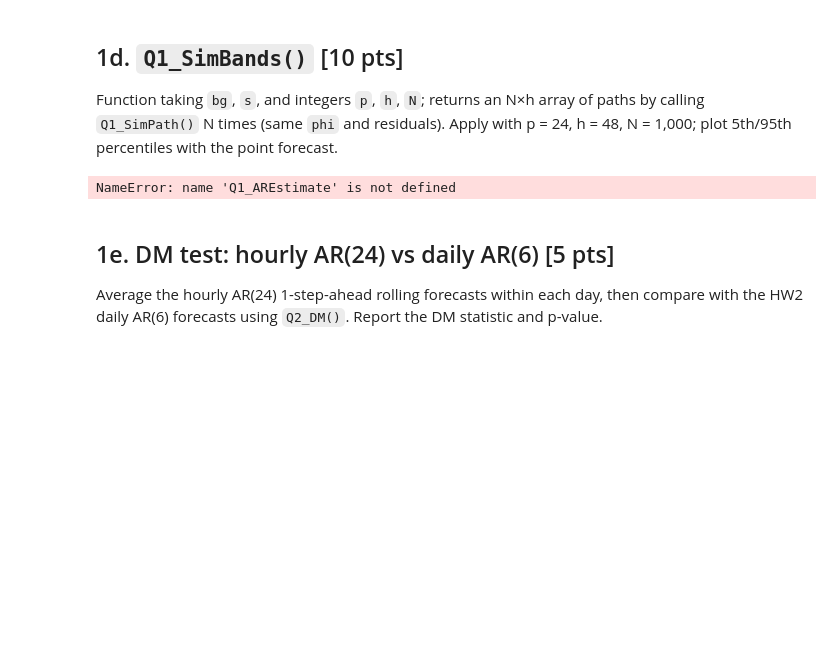
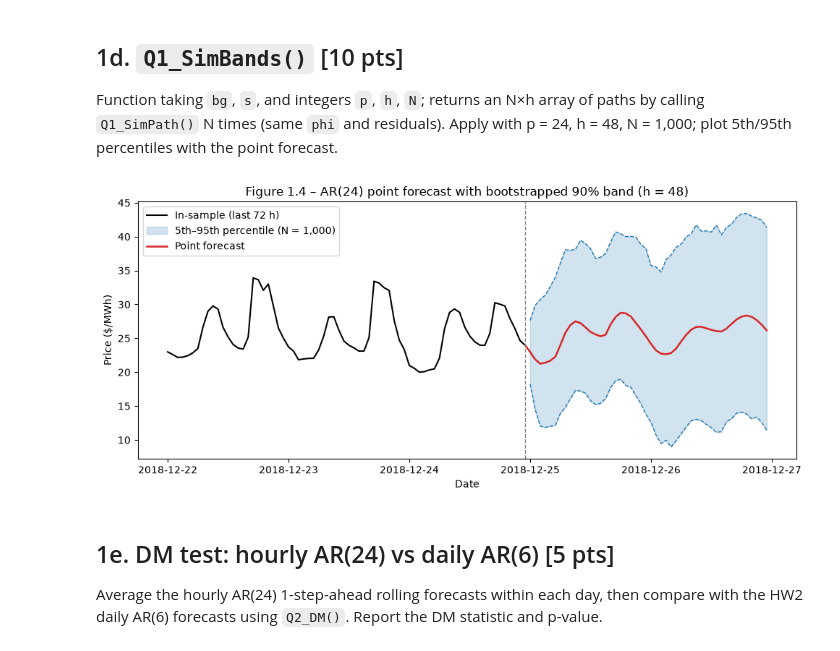
Before and after one commit to NathanMadore/hw3-Financial-Econometrics, a Jupyter notebook: Homework #3 - Mathis Huot, Nathan Madore, Isabelle Tanara.ipynb, the cells around one changed output. Cells and saved outputs as stored; diff of their text form; code cells hidden in the pictures; blank space fills up the shorter version.

```diff
--- a/Homework #3 - Mathis Huot, Nathan Madore, Isabelle Tanara.ipynb
+++ b/Homework #3 - Mathis Huot, Nathan Madore, Isabelle Tanara.ipynb
@@ -289,35 +289,35 @@ def Q1_SimBands(bg, s, p, h, N):
 
 # Applying the function with p = 24, h = 48, N = 1,000 on the 2018 hourly price
 p, h, N = 24, 48, 1000
 bg = np.random.PCG64(42)
 sims = Q1_SimBands(bg, price_h.values, p, h, N)                 # (1000, 48)
 
 # Point forecast: same AR(p) recursion with every shock set to zero
 phi, e = Q1_AREstimate(price_h.values, p)
 point = Q1_SimPath(np.random.PCG64(), price_h.values[-p:], phi, np.zeros(1), h)
 
 q05, q95 = np.percentile(sims, [5, 95], axis=0)
 
 # Figure 1.2: 90% simulated band and point forecast
 last = price_h.index[-1]
 future = pd.date_range(last + pd.Timedelta(hours=1), periods=h, freq='h')
 
 fig, ax = plt.subplots(figsize=(10, 4.5))
 ax.plot(price_h.index[-72:], price_h.iloc[-72:], color='black', lw=1.5, label='In-sample (last 72 h)')
 ax.fill_between(future, q05, q95, color='tab:blue', alpha=0.2, label='5th–95th percentile (N = 1,000)')
 ax.plot(future, q05, color='tab:blue', lw=1, ls='--')
 ax.plot(future, q95, color='tab:blue', lw=1, ls='--')
 ax.plot(np.r_[last, future], np.r_[price_h.iloc[-1], point], color='tab:red', lw=1.8, label='Point forecast')
 ax.axvline(last, color='grey', ls='--', lw=1)                   # separates in-sample from forecast
-ax.set_title('Figure 1.2 – AR(24) point forecast with bootstrapped 90% band (h = 48)')
+ax.set_title('Figure 1.4 – AR(24) point forecast with bootstrapped 90% band (h = 48)')
 ax.set_xlabel('Date')
 ax.set_ylabel('Price ($/MWh)')
 ax.legend(loc='upper left')
 fig.tight_layout()
 plt.savefig('Q1_SimBands.png', dpi=200, bbox_inches='tight')
 plt.show()
 # %% [output]
-NameError: name 'Q1_AREstimate' is not defined
+[figure, added]
 # %% [markdown]
 ## 1e. DM test: hourly AR(24) vs daily AR(6) [5 pts]
 Average the hourly AR(24) 1-step-ahead rolling forecasts within each day, then compare with the HW2 daily AR(6) forecasts using `Q2_DM()`. Report the DM statistic and p-value.
```
Also changed, not shown: parts of 1 cell of this notebook, 1 other file.
